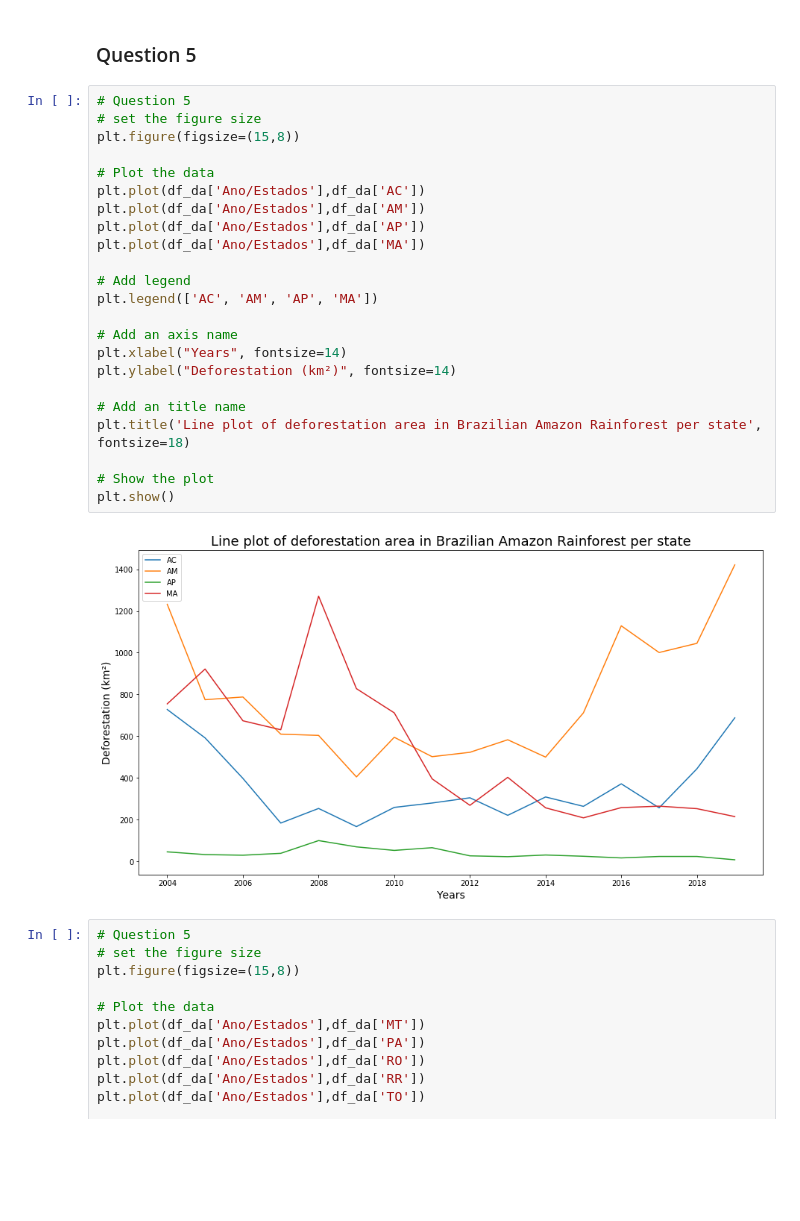
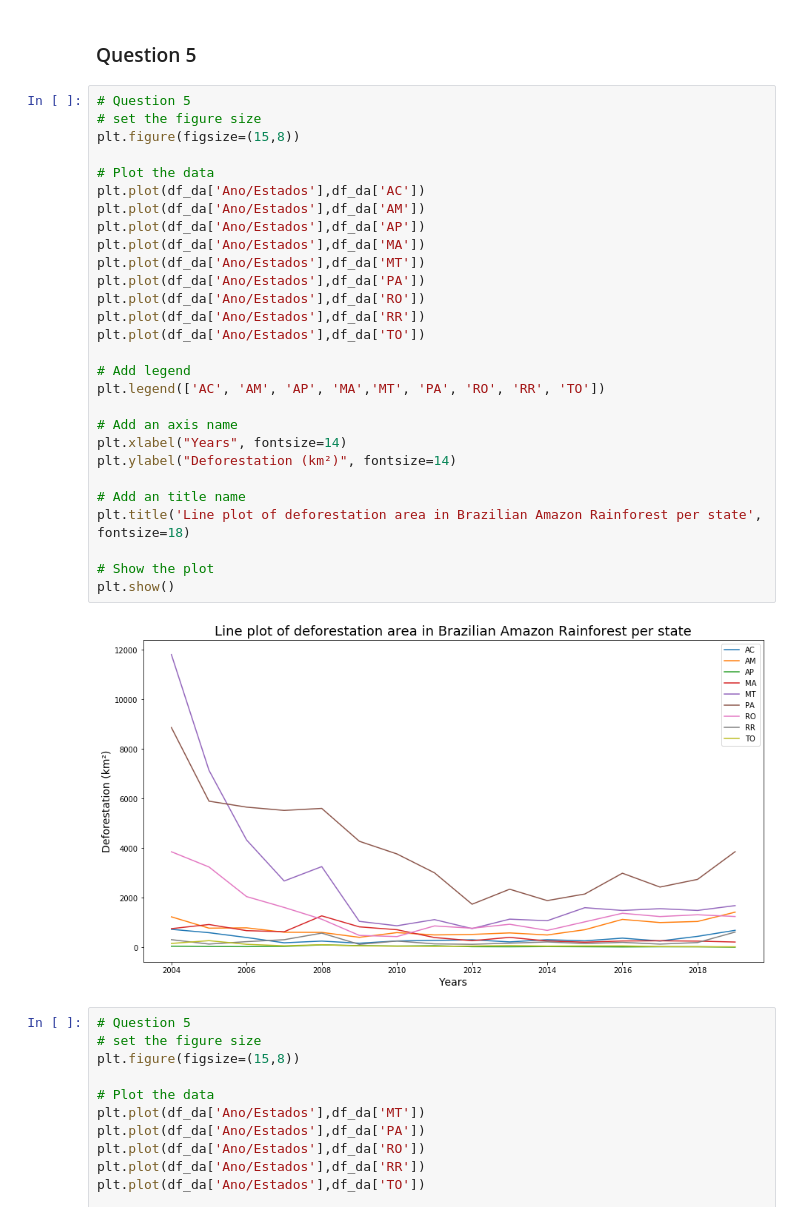
Before and after one commit to chiarabeebyte/capstoneproject8, a Jupyter notebook: Notebooks/Capstoneproject_team8.ipynb, the cells around one changed output. Saved outputs shown, nothing was run; the diff lists cells and outputs as text; blank space fills up the shorter version.

Commit message:
modified plot of question 5

```diff
--- a/Notebooks/Capstoneproject_team8.ipynb
+++ b/Notebooks/Capstoneproject_team8.ipynb
@@ -246,28 +246,33 @@ plt.show()
 # %%
 # Question 5
 # set the figure size
 plt.figure(figsize=(15,8))
 
 # Plot the data
 plt.plot(df_da['Ano/Estados'],df_da['AC'])
 plt.plot(df_da['Ano/Estados'],df_da['AM'])
 plt.plot(df_da['Ano/Estados'],df_da['AP'])
 plt.plot(df_da['Ano/Estados'],df_da['MA'])
+plt.plot(df_da['Ano/Estados'],df_da['MT'])
+plt.plot(df_da['Ano/Estados'],df_da['PA'])
+plt.plot(df_da['Ano/Estados'],df_da['RO'])
+plt.plot(df_da['Ano/Estados'],df_da['RR'])
+plt.plot(df_da['Ano/Estados'],df_da['TO'])
 
 # Add legend
-plt.legend(['AC', 'AM', 'AP', 'MA'])
+plt.legend(['AC', 'AM', 'AP', 'MA','MT', 'PA', 'RO', 'RR', 'TO'])
 
 # Add an axis name
 plt.xlabel("Years", fontsize=14)
 plt.ylabel("Deforestation (km²)", fontsize=14)
 
 # Add an title name
 plt.title('Line plot of deforestation area in Brazilian Amazon Rainforest per state', fontsize=18)
 
 # Show the plot
 plt.show()
 # %% [output]
-[figure, old version]
+[figure, new version]
 # %%
 # Question 5
 # set the figure size
```
Also changed, not shown: parts of 1 cell of this notebook.
